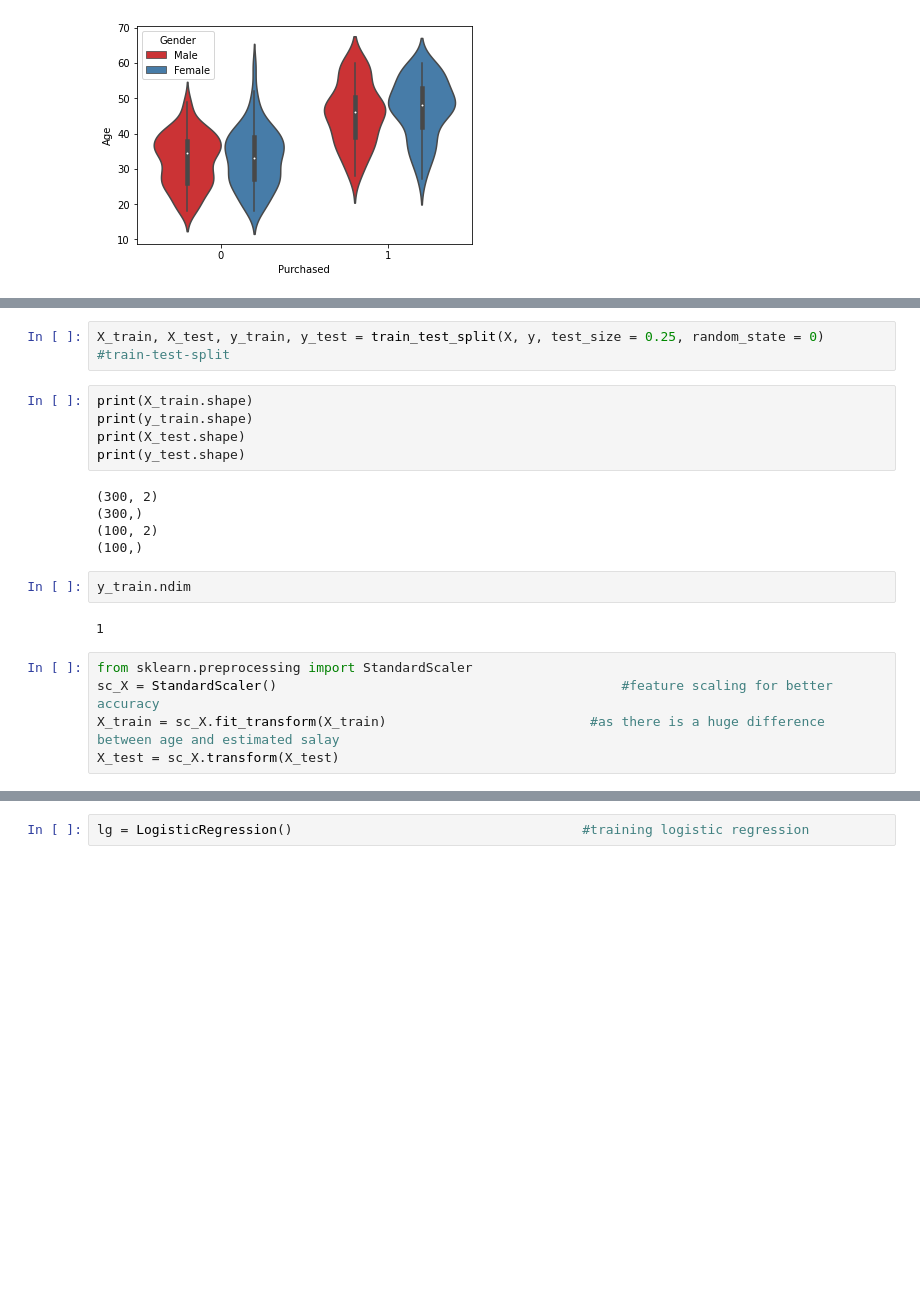
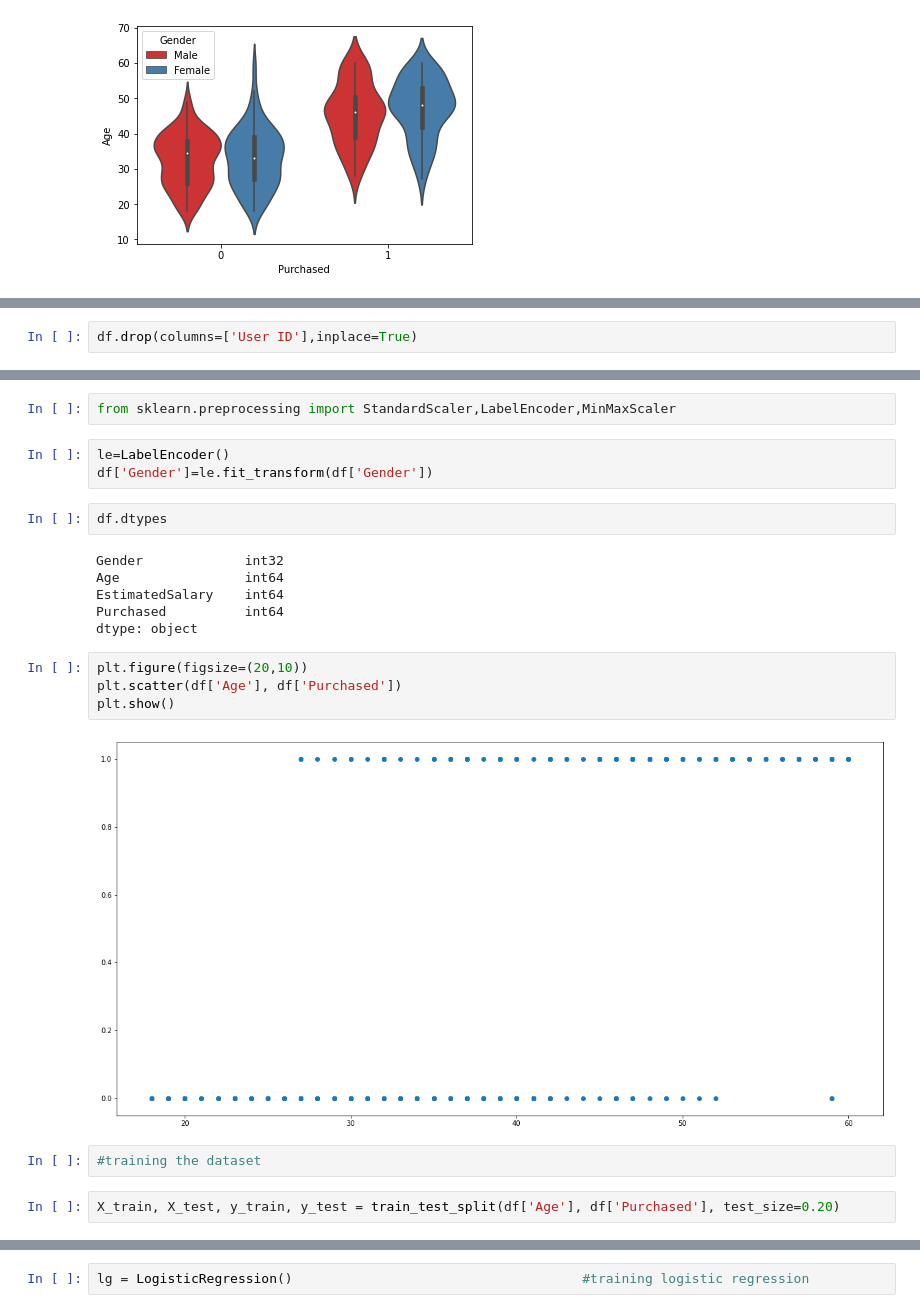
Before and after one commit to PetalsOnWind/Statistics-and-Econometrics-for-Data-Science, a Jupyter notebook: notebooks/Binary Classification-Logistic Regression.ipynb, the cells around one changed output, grey strips where cells are left out. Cells and saved outputs as stored; diff of their text form; blank space fills up the shorter version.

```diff
--- a/notebooks/Binary Classification-Logistic Regression.ipynb
+++ b/notebooks/Binary Classification-Logistic Regression.ipynb
@@ -128,0 +118,2 @@ array([0, 0, 0, 0, 0, 0, 0, 1, 0, 0, 0, 0, 0, 0, 0, 0, 1, 1, 1, 1, 1, 1,
+# %%
+df.drop(columns=['User ID'],inplace=True)
@@ -129,21 +149,23 @@ array([0, 0, 0, 0, 0, 0, 0, 1, 0, 0, 0, 0, 0, 0, 0, 0, 1, 1, 1, 1, 1, 1,
+# %%
+from sklearn.preprocessing import StandardScaler,LabelEncoder,MinMaxScaler
+# %%
+le=LabelEncoder()
+df['Gender']=le.fit_transform(df['Gender'])
+# %%
+df.dtypes
+# %% [output]
+Gender             int32
+Age                int64
+EstimatedSalary    int64
+Purchased          int64
+dtype: object
+# %%
+plt.figure(figsize=(20,10))
+plt.scatter(df['Age'], df['Purchased'])
+plt.show()
+# %% [output]
+[figure, added]
+# %%
+#training the dataset
 # %%
-X_train, X_test, y_train, y_test = train_test_split(X, y, test_size = 0.25, random_state = 0)    #train-test-split
+X_train, X_test, y_train, y_test = train_test_split(df['Age'], df['Purchased'], test_size=0.20)
-# %%
-print(X_train.shape)
-print(y_train.shape)
-print(X_test.shape)
-print(y_test.shape)
-# %% [output]
-(300, 2)
-(300,)
-(100, 2)
-(100,)
-# %%
-y_train.ndim
-# %% [output]
-1
-# %%
-from sklearn.preprocessing import StandardScaler
-sc_X = StandardScaler()                                            #feature scaling for better accuracy
-X_train = sc_X.fit_transform(X_train)                          #as there is a huge difference between age and estimated salay
-X_test = sc_X.transform(X_test)
```
Also changed, not shown: parts of 39 cells of this notebook.
